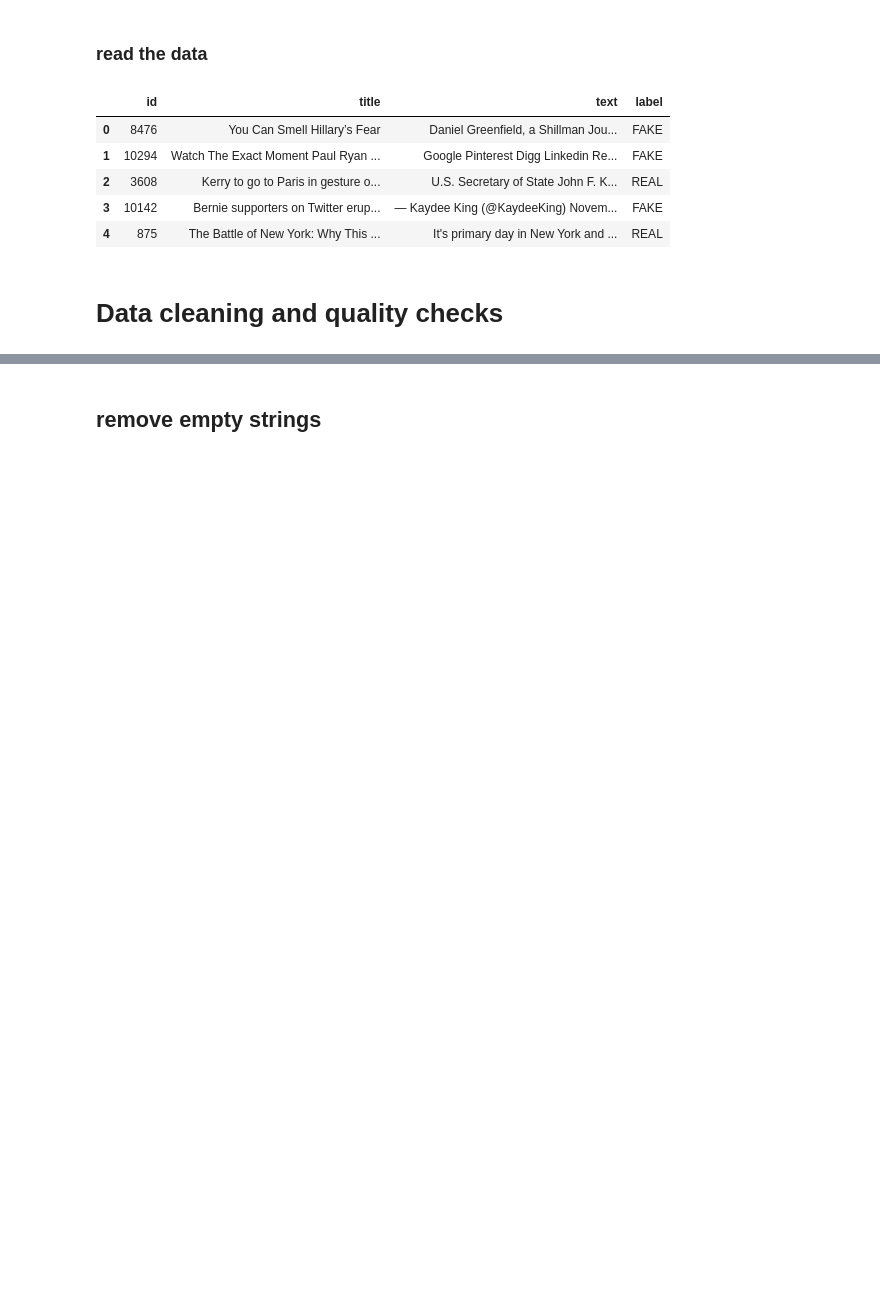
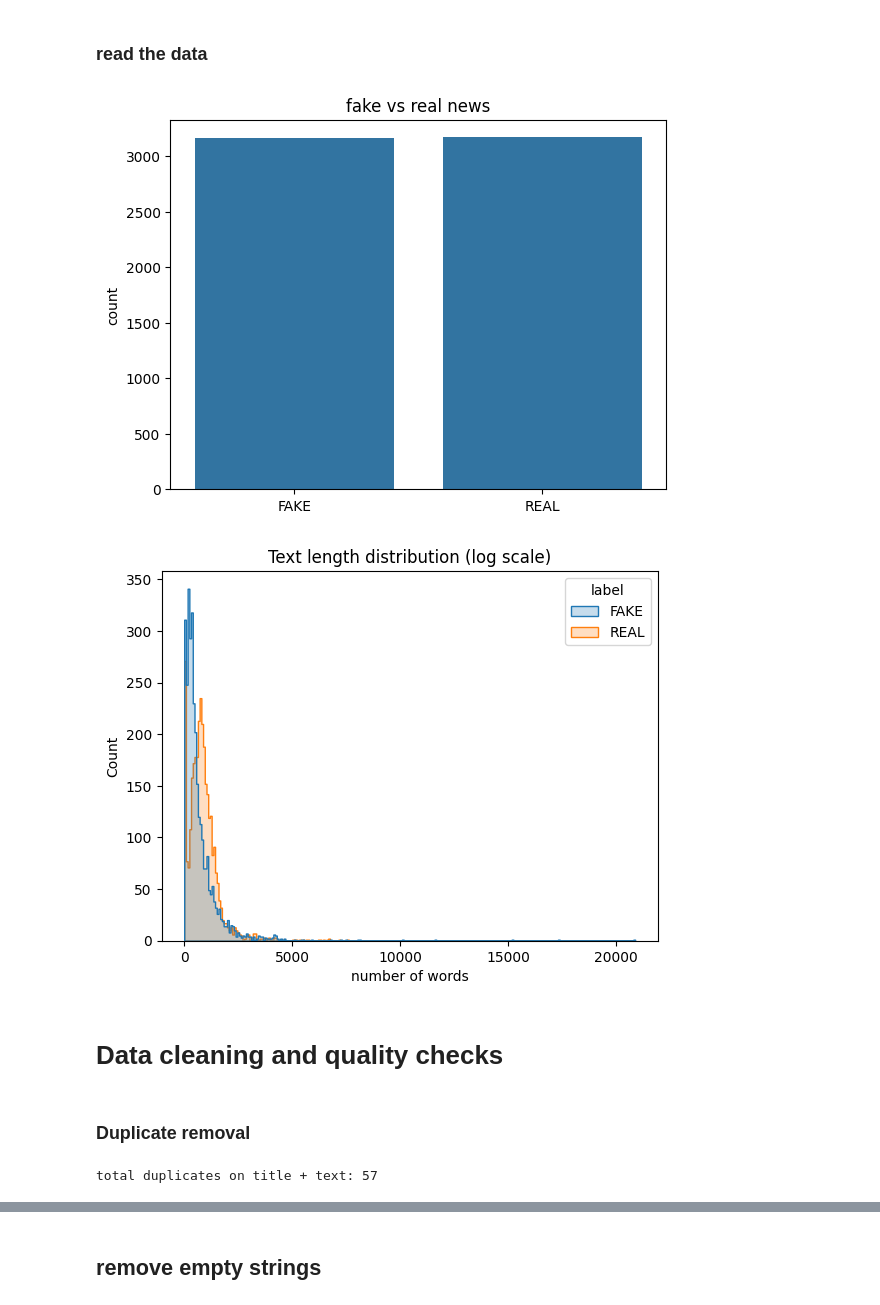
Before and after one commit to NikosKontou/ITC6110, a Jupyter notebook: kontoudakis-petrou-chistodoulidi.ipynb, the cells around one changed output, grey strips where cells are left out. Cells and saved outputs as stored; diff of their text form; code cells hidden in the pictures; blank space fills up the shorter version.

```diff
--- a/kontoudakis-petrou-chistodoulidi.ipynb
+++ b/kontoudakis-petrou-chistodoulidi.ipynb
@@ -44,12 +45,31 @@ AttributeError: 'MessageFactory' object has no attribute 'GetPrototype'
 original_data = pd.read_csv(filepath_or_buffer="fake_or_real_news.csv", header=0, names= ["id", "title", "text", "label"])
 # %%
 original_data.head()
+
+# bar‑chart: label distribution
+sns.countplot(x='label', data=original_data)
+plt.title('fake vs real news')
+plt.xlabel('')
+plt.savefig("class distribution", dpi=300)
+plt.show()
+
+# news length distribution
+original_data['length'] = original_data['text'].str.split().str.len()
+sns.histplot(data=original_data, x='length', hue='label', element='step')
+plt.xlabel('number of words')
+plt.title('Text length distribution (log scale)')
+plt.savefig("word distribution", dpi=300)
+plt.show()
 # %% [output]
-|  | id | title | text | label |
-| 0 | 8476 | You Can Smell Hillary’s Fear | Daniel Greenfield, a Shillman Jou... | FAKE |
-| 1 | 10294 | Watch The Exact Moment Paul Ryan ... | Google Pinterest Digg Linkedin Re... | FAKE |
-| 2 | 3608 | Kerry to go to Paris in gesture o... | U.S. Secretary of State John F. K... | REAL |
-| 3 | 10142 | Bernie supporters on Twitter erup... | — Kaydee King (@KaydeeKing) Novem... | FAKE |
-| 4 | 875 | The Battle of New York: Why This ... | It's primary day in New York and ... | REAL |
+[figure, added]
+[figure, added]
 # %% [markdown]
 # Data cleaning and quality checks
+# %% [markdown]
+### Duplicate removal
+# %%
+duplicates = original_data[original_data.duplicated(subset=['title', 'text'], keep=False)]
+print(f'total duplicates on title + text: {len(duplicates)}')
+original_data = original_data.drop_duplicates(subset=['title', 'text'])
+# %% [output]
+total duplicates on title + text: 57
```
Also changed, not shown: parts of 15 cells of this notebook.
